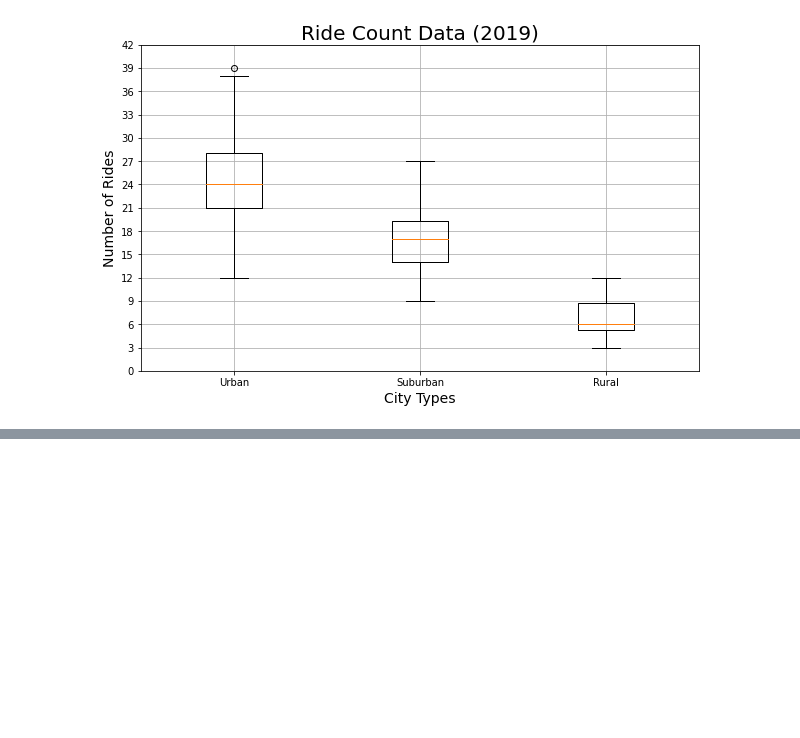
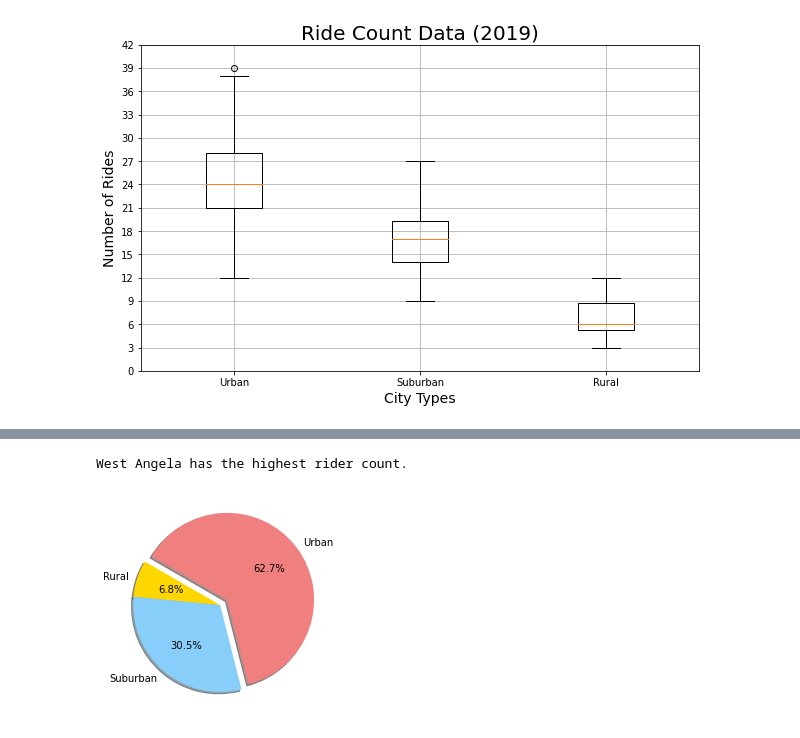
Before and after one commit to Mary-Wood/PyBer_Analysis, a Jupyter notebook: PyBer.ipynb, the cells around one changed output, grey strips where cells are left out. Cells and saved outputs as stored; diff of their text form; code cells hidden in the pictures; blank space fills up the shorter version.

Commit message:
Adding pie chart

```diff
--- a/PyBer.ipynb
+++ b/PyBer.ipynb
@@ -266,0 +262,28 @@ print(f"{urban_city_outlier} has the highest rider count.")
+# %%
+#Let's find that outlier
+
+# Get the city that matches 39.
+urban_city_outlier = urban_ride_count[urban_ride_count==39].index[0]
+print(f"{urban_city_outlier} has the highest rider count.")
+# %% [output]
+West Angela has the highest rider count.
+# %%
+#Let's make a pie chart! This will show the percentages of the fares per city type out of the whole
+
+
+# Get the sum of the fares for each city type.
+type_percents = 100 * pyber_data_df.groupby(["type"]).sum()["fare"] / pyber_data_df["fare"].sum()
+plt.pie(type_percents,
+    labels=["Rural", "Suburban", "Urban"],
+    colors=["gold", "lightskyblue", "lightcoral"],
+    explode=[0, 0, 0.1],
+    autopct='%1.1f%%',
+    shadow=True, startangle=150)
+# Change the default font size from 10 to 14.
+mpl.rcParams['font.size'] = 14
+# Save Figure
+plt.savefig("analysis/Fig5.png")
+# Show Figure
+plt.show()
+# %% [output]
+[figure, added]
```
Also changed, not shown: parts of 4 cells of this notebook, 1 other file.
